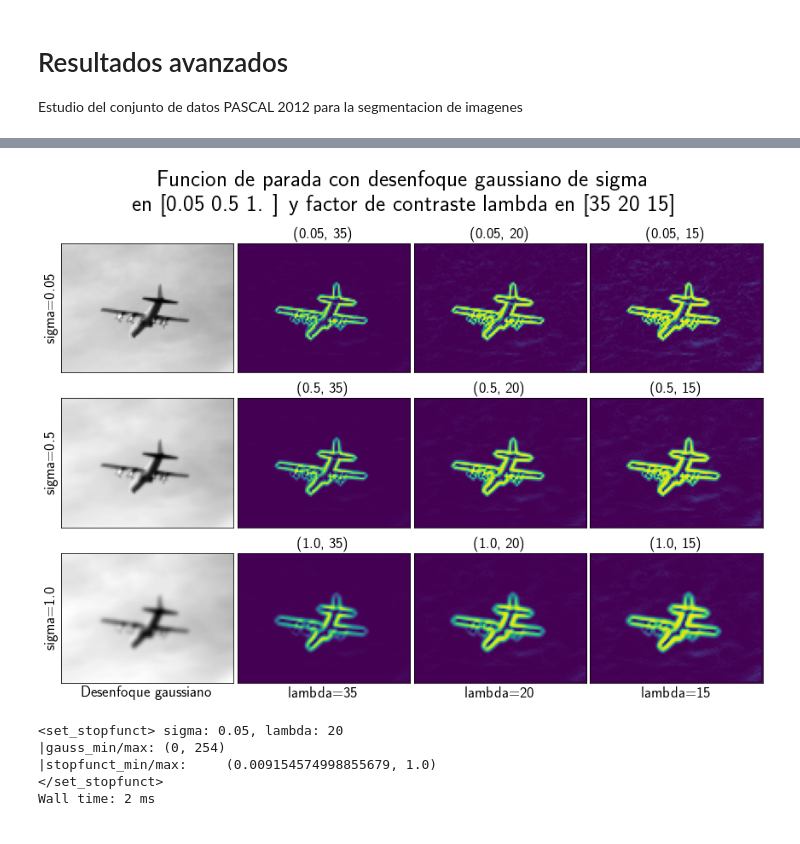
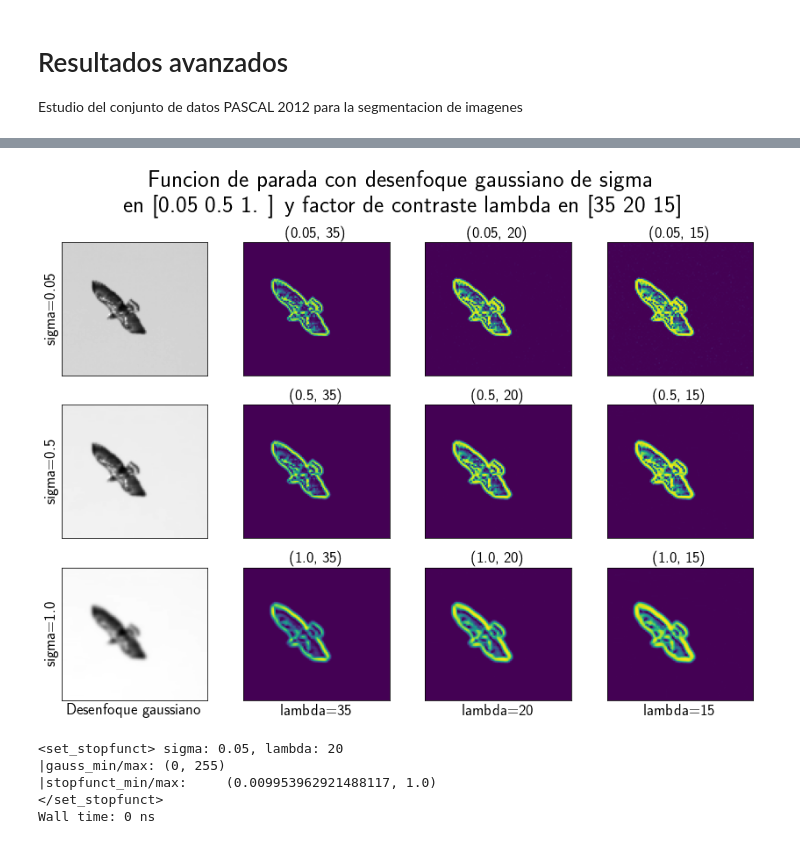
Before and after one commit to furrutiav/edpn-computer-vision-2022, a Jupyter notebook: 02 Level-set Image segmentation.ipynb, the cells around one changed output, grey strips where cells are left out. Drawn from its saved outputs; the diff is of its cells as text; code cells hidden in the pictures.

```diff
--- a/02 Level-set Image segmentation.ipynb
+++ b/02 Level-set Image segmentation.ipynb
@@ -17,5 +71,5 @@ print(arr)
 # %%
-id_name = "2011_002222"
+id_name = "2009_001314"
 img_o = Image.open(f"dataset/database_pascal/{id_name}.jpg").convert("L")
 
 dim = (img_o.size[1], img_o.size[0])
@@ -52,4 +106,5 @@ segmentator.eval_stopfunct(
     list_lmbd=np.array([35, 20, 15]),
     cmap="viridis_r"
 )
+plt.tight_layout()
 # %% [output]
@@ -57,4 +112,4 @@ Wall time: 2.68 s
-[figure, old version]
+[figure, new version]
 # %%
 %%time
 segmentator.set_stopfunct(
@@ -63,10 +118,10 @@ segmentator.set_stopfunct(
 )
 # %% [output]
 <set_stopfunct> sigma: 0.05, lambda: 20
-|gauss_min/max: (0, 254)
-|stopfunct_min/max:     (0.009154574998855679, 1.0)
+|gauss_min/max: (0, 255)
+|stopfunct_min/max:     (0.009953962921488117, 1.0)
 </set_stopfunct>
-Wall time: 2 ms
+Wall time: 0 ns
 # %%
 %%time
 segmentator.eval_sgndist(
```
Also changed, not shown: parts of 18 cells of this notebook, 12 other files.
